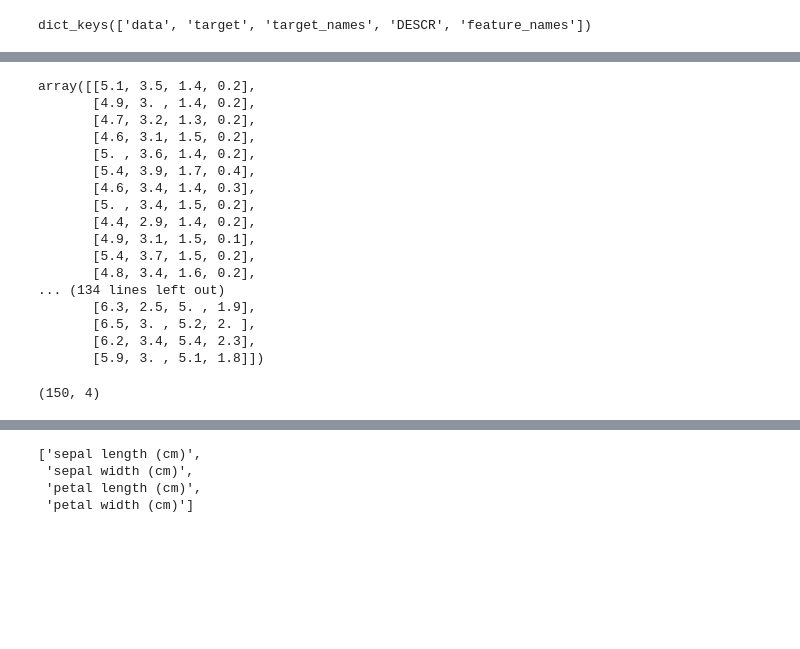
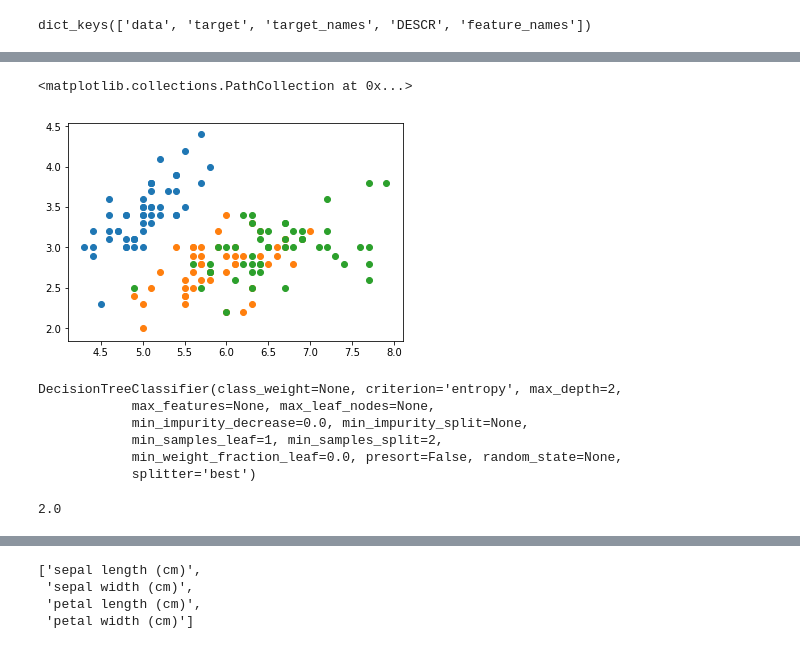
Before and after one commit to YihuiZhou-zyh/Pattern-Recognition, a Jupyter notebook: iris_plt.ipynb, the cells around one changed output, grey strips where cells are left out. Drawn from its saved outputs; the diff is of its cells as text; code cells hidden in the pictures; blank space fills up the shorter version.

```diff
--- a/iris_plt.ipynb
+++ b/iris_plt.ipynb
@@ -31,24 +11,28 @@ Data Set Characteristics:
-# %%
-iris.data
-# %% [output]
-array([[5.1, 3.5, 1.4, 0.2],
-       [4.9, 3. , 1.4, 0.2],
-       [4.7, 3.2, 1.3, 0.2],
-       [4.6, 3.1, 1.5, 0.2],
-       [5. , 3.6, 1.4, 0.2],
-       [5.4, 3.9, 1.7, 0.4],
-       [4.6, 3.4, 1.4, 0.3],
-       [5. , 3.4, 1.5, 0.2],
-       [4.4, 2.9, 1.4, 0.2],
-       [4.9, 3.1, 1.5, 0.1],
-       [5.4, 3.7, 1.5, 0.2],
-       [4.8, 3.4, 1.6, 0.2],
-... (134 lines left out)
-       [6.3, 2.5, 5. , 1.9],
-       [6.5, 3. , 5.2, 2. ],
-       [6.2, 3.4, 5.4, 2.3],
-       [5.9, 3. , 5.1, 1.8]])
-# %%
-iris.data.shape
-# %% [output]
-(150, 4)
+# %%
+y = iris.target
+X = iris.data[y<3,:2]
+y = iris.target[y<3]
+
+plt.scatter(X[y==0, 0], X[y==0, 1])
+plt.scatter(X[y==1, 0], X[y==1, 1])
+plt.scatter(X[y==2, 0], X[y==2, 1])
+# %% [output]
+<matplotlib.collections.PathCollection at 0x...>
+[figure, added]
+# %%
+from sklearn.tree import DecisionTreeClassifier
+
+dt_clf = DecisionTreeClassifier(max_depth = 2,criterion = "entropy")
+dt_clf.fit(X, y)
+# %% [output]
+DecisionTreeClassifier(class_weight=None, criterion='entropy', max_depth=2,
+            max_features=None, max_leaf_nodes=None,
+            min_impurity_decrease=0.0, min_impurity_split=None,
+            min_samples_leaf=1, min_samples_split=2,
+            min_weight_fraction_leaf=0.0, presort=False, random_state=None,
+            splitter='best')
+# %%
+from playML.metrics import plot_decision_boundary
+X.min()
+# %% [output]
+2.0
```
Also changed, not shown: parts of 12 cells of this notebook, 29 other files.
